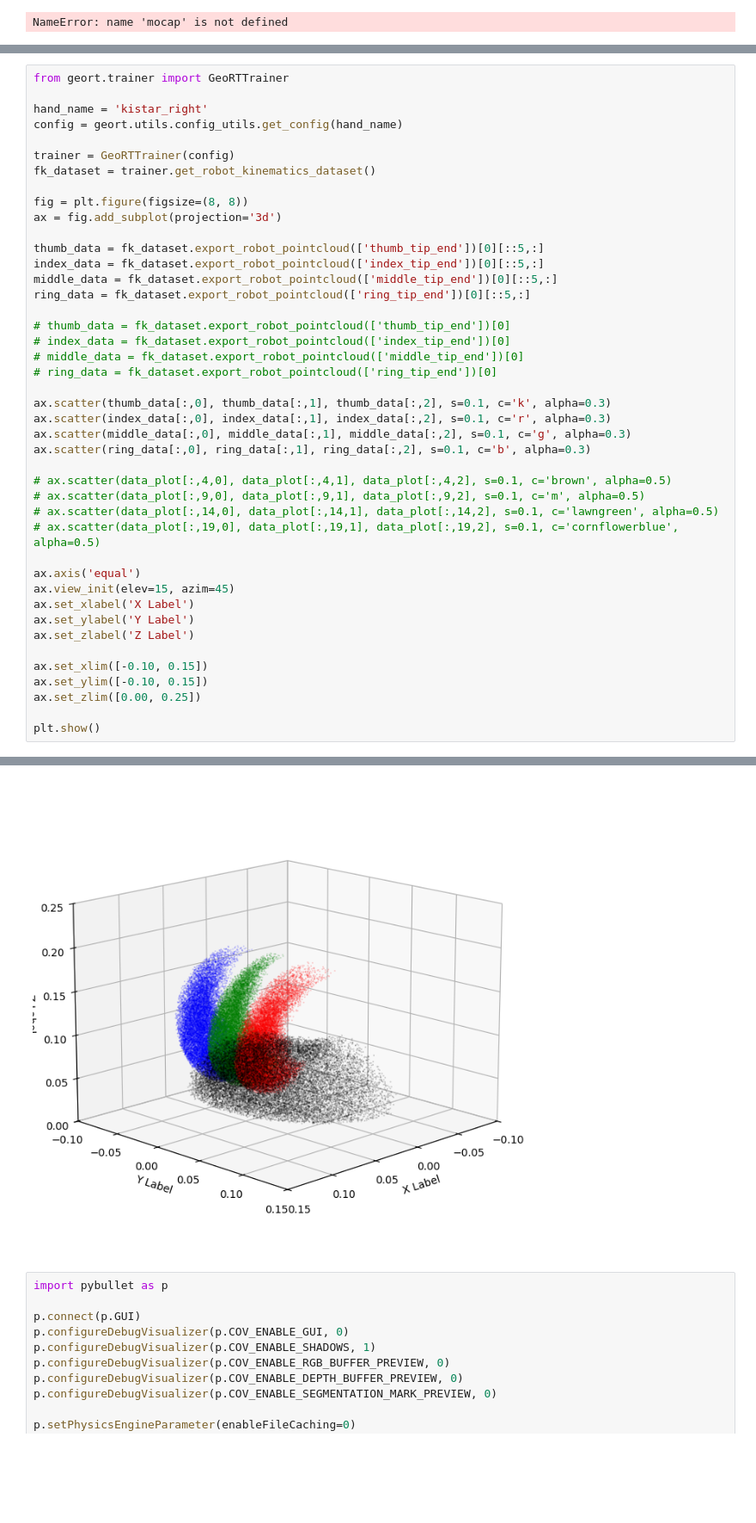
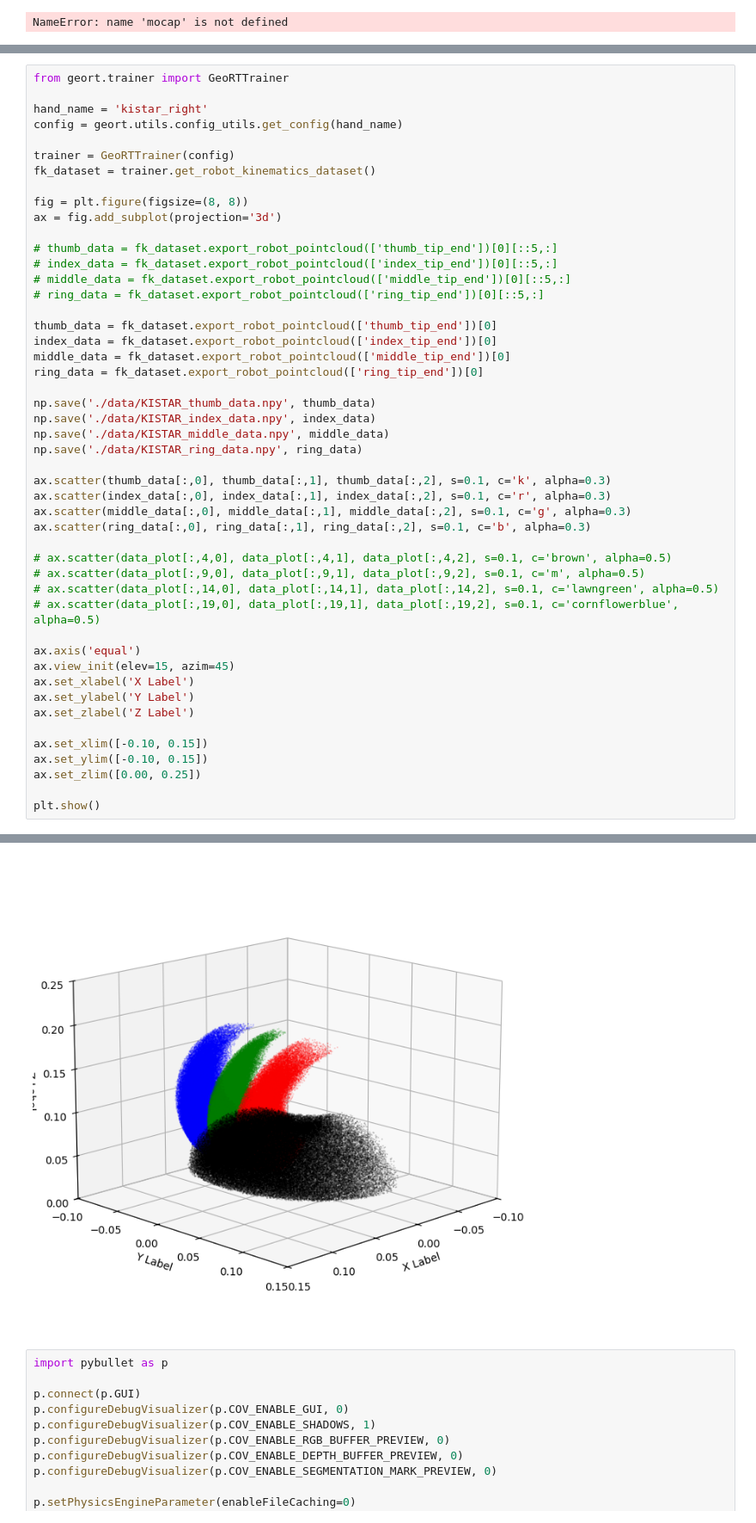
Before and after one commit to 0LYS0/GeoRT, a Jupyter notebook: example_manus.ipynb, the cells around one changed output, grey strips where cells are left out. Shown at 86% size. Cells and saved outputs as stored; diff of their text form; blank space fills up the shorter version.

```diff
--- a/example_manus.ipynb
+++ b/example_manus.ipynb
@@ -271,15 +268,20 @@ fk_dataset = trainer.get_robot_kinematics_dataset()
 fig = plt.figure(figsize=(8, 8))
 ax = fig.add_subplot(projection='3d')
 
-thumb_data = fk_dataset.export_robot_pointcloud(['thumb_tip_end'])[0][::5,:]
-index_data = fk_dataset.export_robot_pointcloud(['index_tip_end'])[0][::5,:]
-middle_data = fk_dataset.export_robot_pointcloud(['middle_tip_end'])[0][::5,:]
-ring_data = fk_dataset.export_robot_pointcloud(['ring_tip_end'])[0][::5,:]
+# thumb_data = fk_dataset.export_robot_pointcloud(['thumb_tip_end'])[0][::5,:]
+# index_data = fk_dataset.export_robot_pointcloud(['index_tip_end'])[0][::5,:]
+# middle_data = fk_dataset.export_robot_pointcloud(['middle_tip_end'])[0][::5,:]
+# ring_data = fk_dataset.export_robot_pointcloud(['ring_tip_end'])[0][::5,:]
 
-# thumb_data = fk_dataset.export_robot_pointcloud(['thumb_tip_end'])[0]
-# index_data = fk_dataset.export_robot_pointcloud(['index_tip_end'])[0]
-# middle_data = fk_dataset.export_robot_pointcloud(['middle_tip_end'])[0]
-# ring_data = fk_dataset.export_robot_pointcloud(['ring_tip_end'])[0]
+thumb_data = fk_dataset.export_robot_pointcloud(['thumb_tip_end'])[0]
+index_data = fk_dataset.export_robot_pointcloud(['index_tip_end'])[0]
+middle_data = fk_dataset.export_robot_pointcloud(['middle_tip_end'])[0]
+ring_data = fk_dataset.export_robot_pointcloud(['ring_tip_end'])[0]
+
+np.save('./data/KISTAR_thumb_data.npy', thumb_data)
+np.save('./data/KISTAR_index_data.npy', index_data)
+np.save('./data/KISTAR_middle_data.npy', middle_data)
+np.save('./data/KISTAR_ring_data.npy', ring_data)
 
 ax.scatter(thumb_data[:,0], thumb_data[:,1], thumb_data[:,2], s=0.1, c='k', alpha=0.3)
 ax.scatter(index_data[:,0], index_data[:,1], index_data[:,2], s=0.1, c='r', alpha=0.3)
@@ -307,21 +309,21 @@ plt.show()
 User-to-Sim Joint [0, 1, 2, 3, 4, 5, 6, 7, 8, 9, 10, 11, 12, 13, 14, 15]
 Sim-to-User Joint [0, 1, 2, 3, 4, 5, 6, 7, 8, 9, 10, 11, 12, 13, 14, 15]
 [ 0.       -1.5708    0.        0.       -0.261799  0.        0.
   0.       -0.081799  0.        0.        0.       -0.08      0.
   0.        0.      ] [1.5708   0.15708  1.5708   1.5708   0.08     1.5708   1.5708   1.5708
  0.081799 1.5708   1.5708   1.5708   0.261799 1.5708   1.5708   1.5708  ]
 0 thumb_joint_0 <sapien.core.pysapien.Joint object at 0x...> 0.0 1.5708
 1 thumb_joint_1 <sapien.core.pysapien.Joint object at 0x...> -1.5708 0.15708
 2 thumb_joint_2 <sapien.core.pysapien.Joint object at 0x...> 0.0 1.5708
 3 thumb_joint_3 <sapien.core.pysapien.Joint object at 0x...> 0.0 1.5708
 4 index_joint_0 <sapien.core.pysapien.Joint object at 0x...> -0.261799 0.08
 5 index_joint_1 <sapien.core.pysapien.Joint object at 0x...> 0.0 1.5708
 ... (7 lines left out)
 13 ring_joint_1 <sapien.core.pysapien.Joint object at 0x...> 0.0 1.5708
 14 ring_joint_2 <sapien.core.pysapien.Joint object at 0x...> 0.0 1.5708
 15 ring_joint_3 <sapien.core.pysapien.Joint object at 0x...> 0.0 1.5708
 Keypoint Names ['index_tip_end', 'middle_tip_end', 'ring_tip_end', 'thumb_tip_end']
-[figure, old version]
+[figure, new version]
 # %%
 import pybullet as p
 
```
Also changed, not shown: parts of 4 cells of this notebook, 20 other files.
